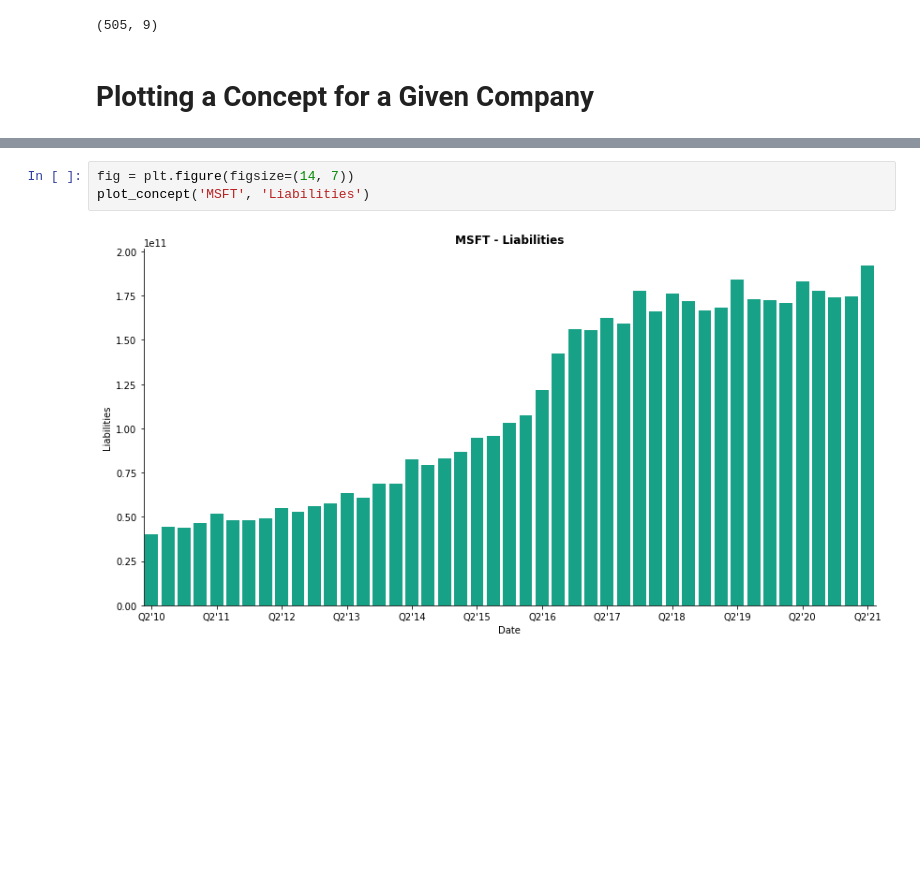
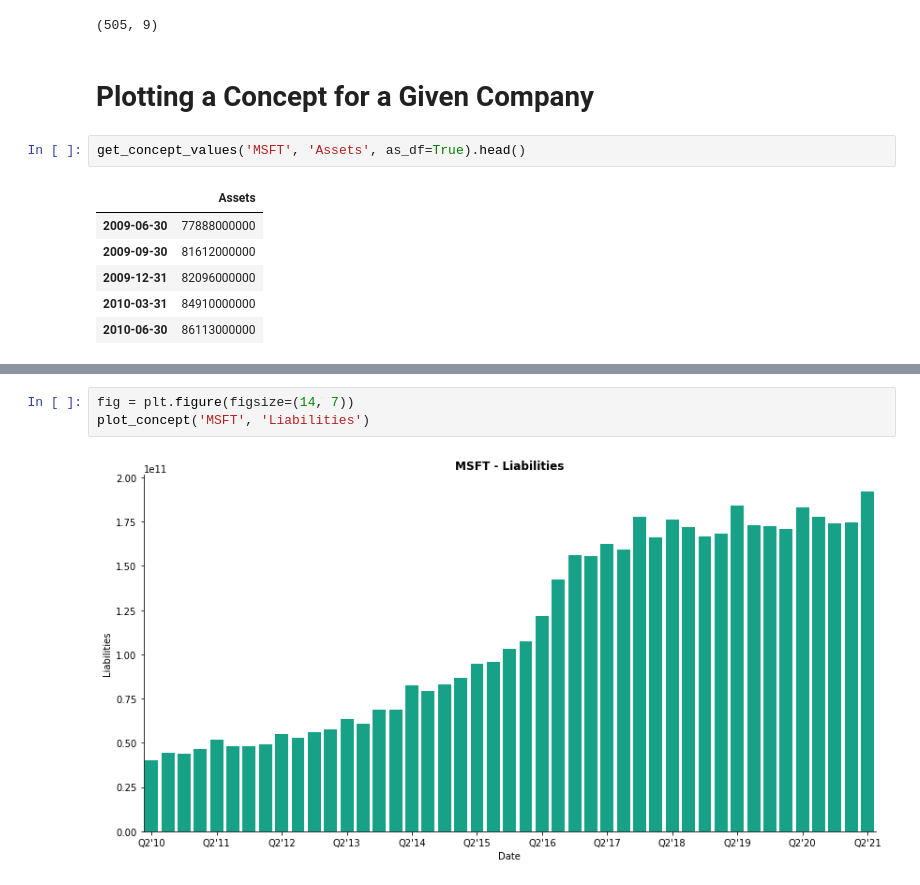
Before and after one commit to tjkyner/stock-kpis, a Jupyter notebook: eda.ipynb, the cells around one changed output, grey strips where cells are left out. Saved outputs shown, nothing was run; the diff lists cells and outputs as text; blank space fills up the shorter version.

```diff
--- a/eda.ipynb
+++ b/eda.ipynb
@@ -33,5 +33,14 @@ df.shape
 (505, 9)
 # %% [markdown]
 # Plotting a Concept for a Given Company
+# %%
+get_concept_values('MSFT', 'Assets', as_df=True).head()
+# %% [output]
+|  | Assets |
+| 2009-06-30 | 77888000000 |
+| 2009-09-30 | 81612000000 |
+| 2009-12-31 | 82096000000 |
+| 2010-03-31 | 84910000000 |
+| 2010-06-30 | 86113000000 |
 # %%
 def get_company_cik(ticker):
```
Also changed, not shown: parts of 11 cells of this notebook.
